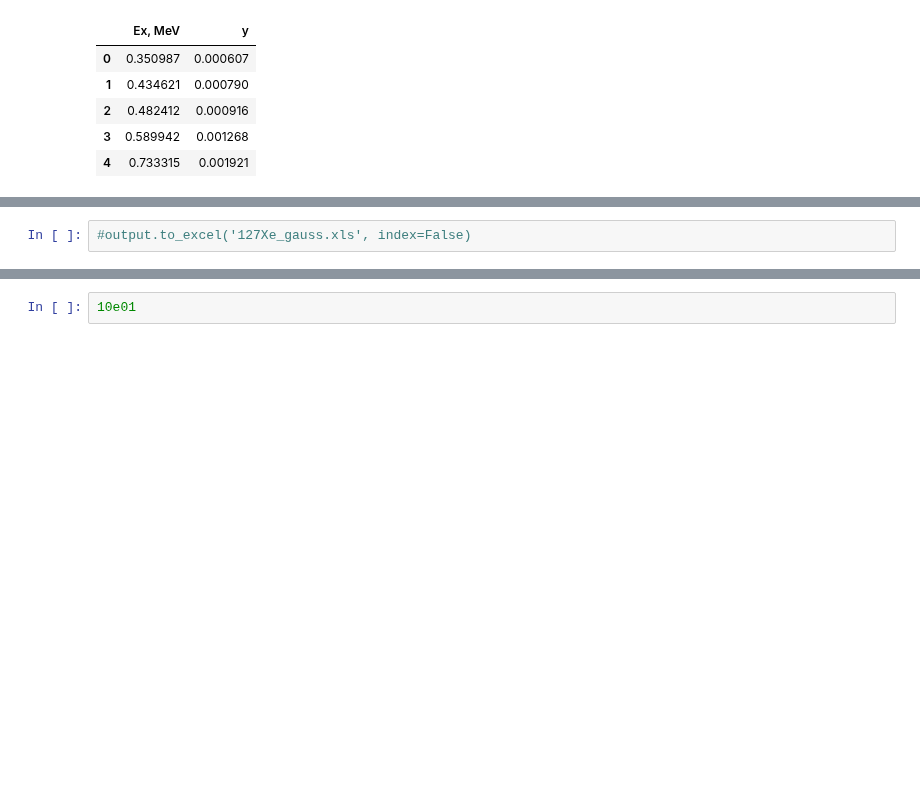
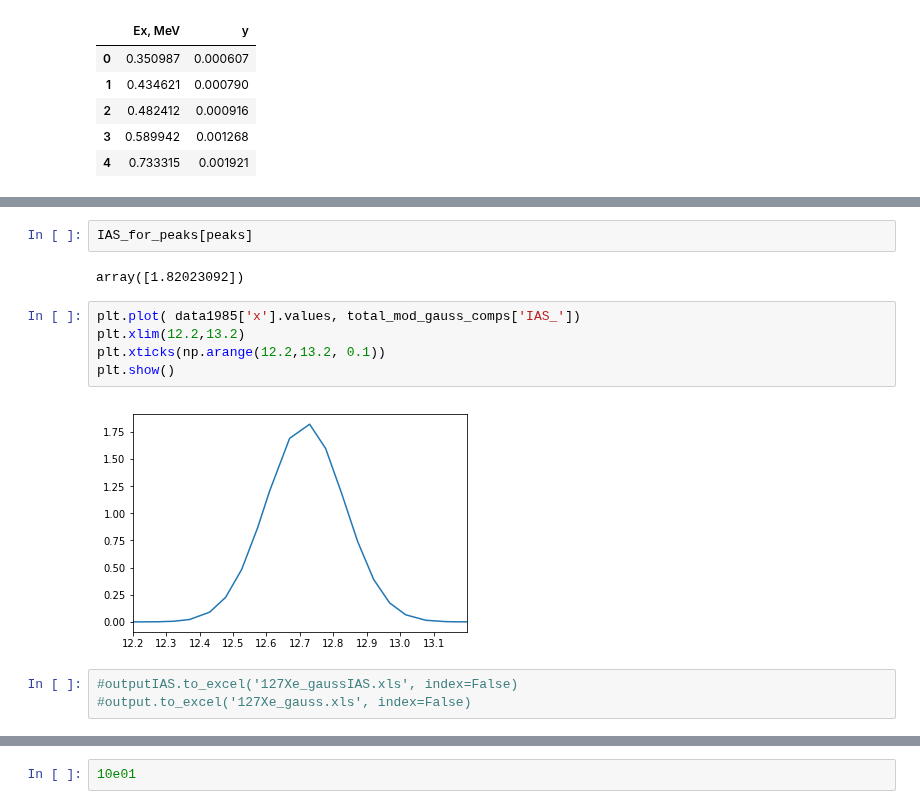
Before and after one commit to Almaz93/neutrino, a Jupyter notebook: double_beta_decay/Almaz's work/calculation/decomposition-Xe127.ipynb, the cells around one changed output, grey strips where cells are left out. Saved outputs shown, nothing was run; the diff lists cells and outputs as text; blank space fills up the shorter version.

```diff
--- a/double_beta_decay/Almaz's work/calculation/decomposition-Xe127.ipynb
+++ b/double_beta_decay/Almaz's work/calculation/decomposition-Xe127.ipynb
@@ -258,4 +338,16 @@ output.head()
+# %%
+IAS_for_peaks[peaks]
+# %% [output]
+array([1.82023092])
+# %%
+plt.plot( data1985['x'].values, total_mod_gauss_comps['IAS_'])
+plt.xlim(12.2,13.2)
+plt.xticks(np.arange(12.2,13.2, 0.1))
+plt.show()
+# %% [output]
+[figure, added]
 # %%
+#outputIAS.to_excel('127Xe_gaussIAS.xls', index=False)
 #output.to_excel('127Xe_gauss.xls', index=False)
 # %%
 plt.figure(figsize=(13,7))
```
Also changed, not shown: parts of 41 cells of this notebook, 39 other files.
